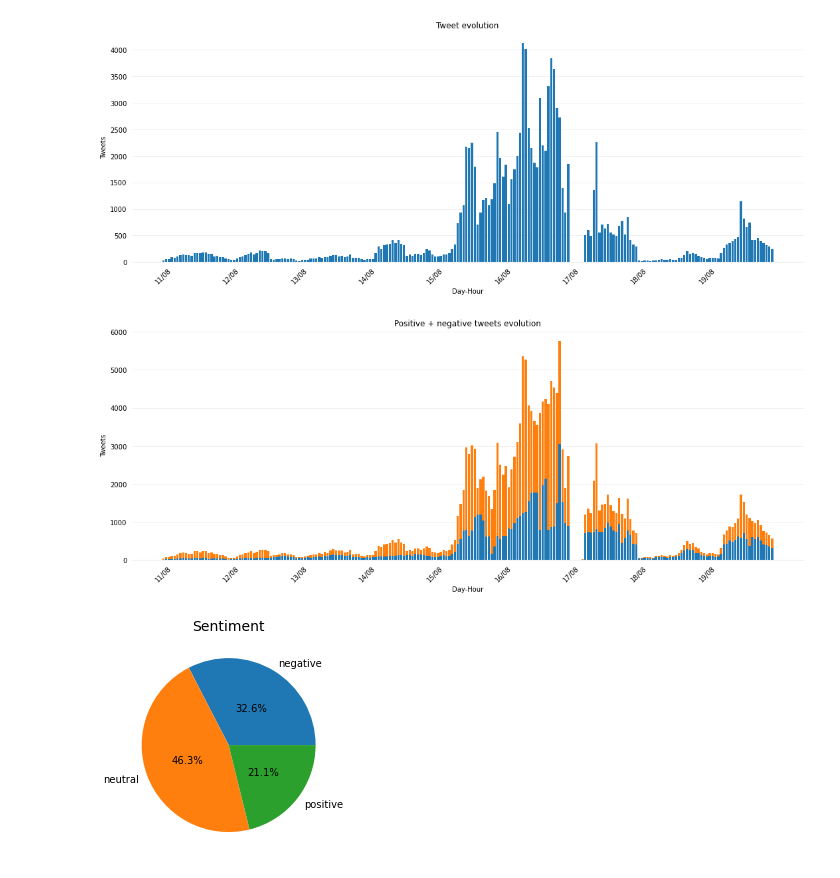
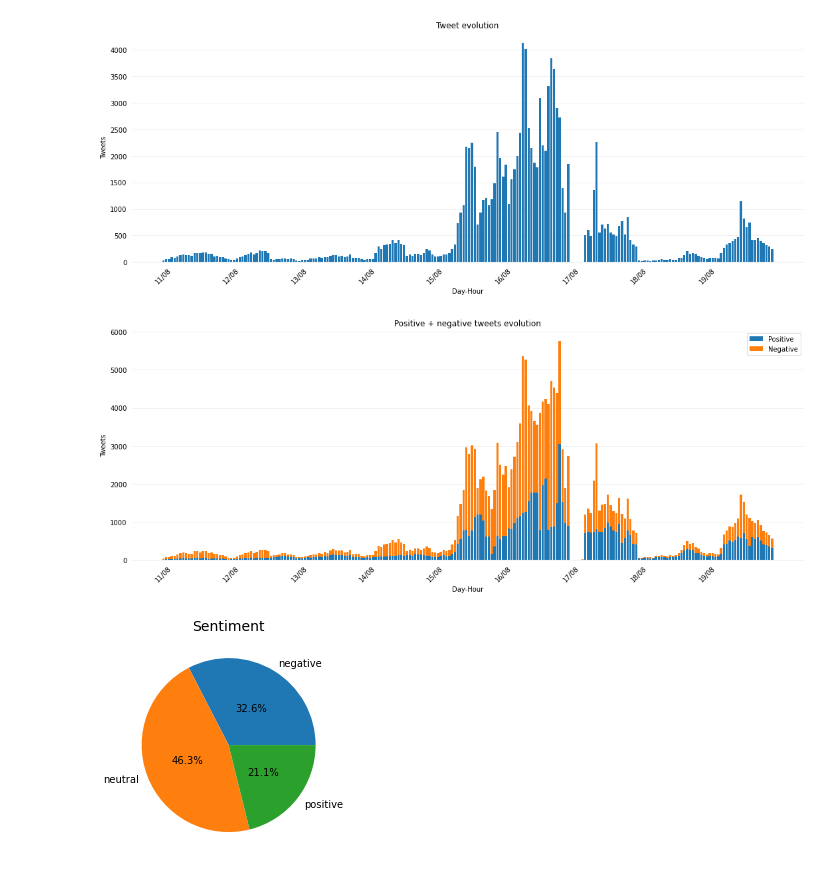
Before and after one commit to antoinechaney/Sentimental_analysis, a Jupyter notebook: Projet.ipynb, the cells around one changed output. Drawn from its saved outputs; the diff is of its cells as text; code cells hidden in the pictures.

```diff
--- a/Projet.ipynb
+++ b/Projet.ipynb
@@ -291,34 +293,35 @@ ax.bar(
     bottom=list(pos_tweets_per_hours.values())
 )
 
 # First, let's remove the top, right and left spines (figure borders)
 # which really aren't necessary for a bar chart.
 # Also, make the bottom spine gray instead of black.
 ax.spines['top'].set_visible(False)
 ax.spines['right'].set_visible(False)
 ax.spines['left'].set_visible(False)
 ax.spines['bottom'].set_color('#DDDDDD')
 
 # Second, remove the ticks as well.
 ax.tick_params(bottom=False, left=False)
 
 # Third, add a horizontal grid (but keep the vertical grid hidden).
 # Color the lines a light gray as well.
 ax.set_axisbelow(True)
 ax.yaxis.grid(True, color='#EEEEEE')
 ax.xaxis.grid(False)
 
 # Axis names and text orientation
 ax.set_xlabel('Day-Hour')
 ax.set_ylabel('Tweets')
 xticks = [str(i).split('-')[0]+'/08' if '-0' in str(i) else '' for i in tweets_per_hours.keys()]
 plt.xticks(list(tweets_per_hours.keys()),xticks)
 plt.xticks(rotation=45)
+plt.legend(["Positive", "Negative"])
 plt.title("Positive + negative tweets evolution")
 # Make the chart fill out the figure better.
 fig.tight_layout()
 # %% [output]
-[figure, old version]
+[figure, new version]
 # %%
 # Overall sentiment
 pie, ax = plt.subplots(figsize=[8,4])
```
Also changed, not shown: parts of 7 cells of this notebook.
